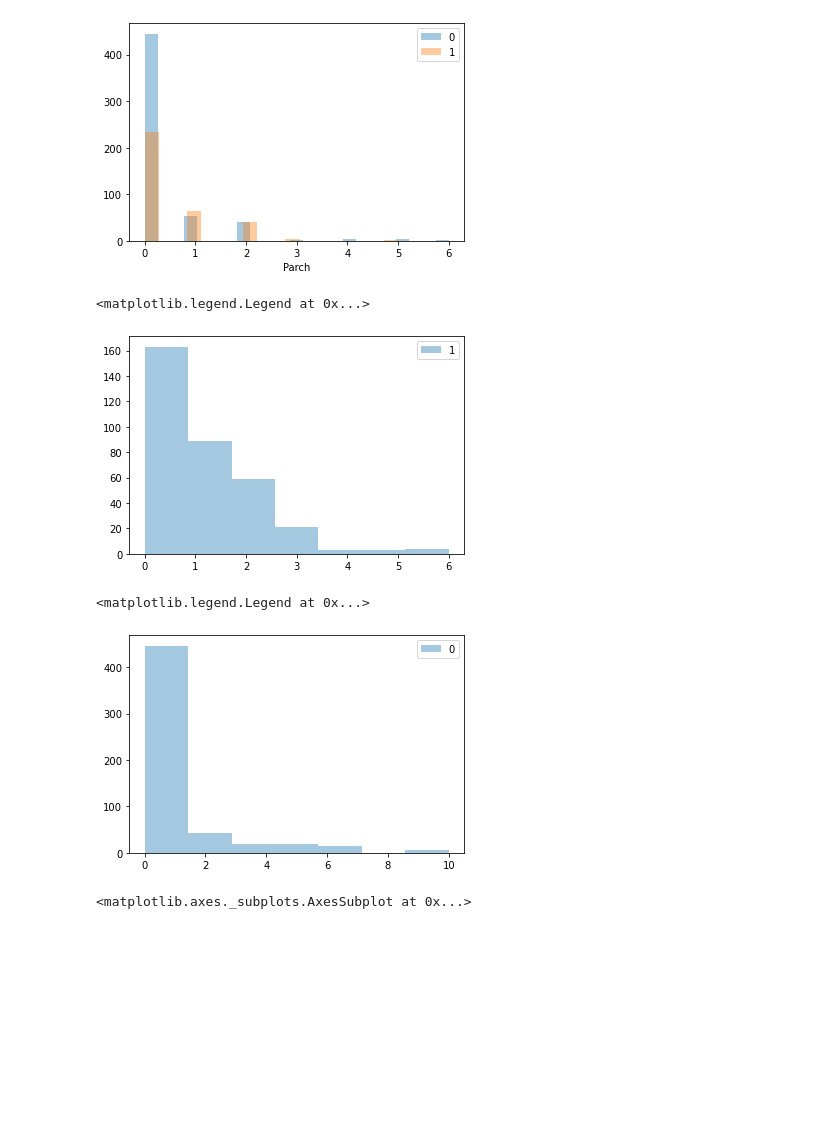
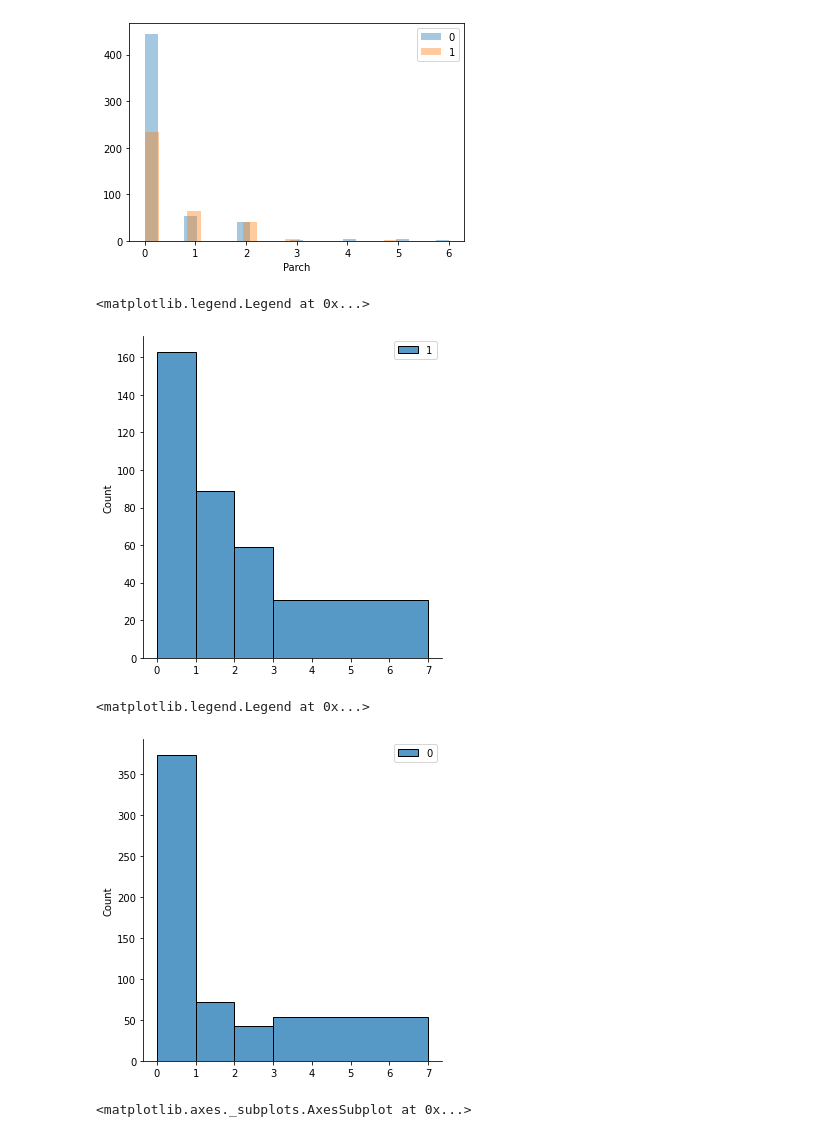
Before and after one commit to mfriebel/DS_projects, a Jupyter notebook: week02/project_week02_MF.ipynb, the cells around one changed output. Cells and saved outputs as stored; diff of their text form; code cells hidden in the pictures; blank space fills up the shorter version.

```diff
--- a/week02/project_week02_MF.ipynb
+++ b/week02/project_week02_MF.ipynb
@@ -112,18 +106,18 @@ plt.legend()
 [figure]
 # %%
 mask = data_train['Survived'] == 1
-sns.distplot((data_train[mask]['Parch']+data_train[mask]['SibSp']), kde=False, label=1, bins=7)
+sns.displot((data_train[mask]['Parch']+data_train[mask]['SibSp']), kde=False, label=1, bins=[0,1,2,3,7])
 plt.legend()
 # %% [output]
 <matplotlib.legend.Legend at 0x...>
-[figure, old version]
+[figure, new version]
 # %%
 mask = data_train['Survived'] == 0
-sns.distplot((data_train[mask]['Parch']+data_train[mask]['SibSp']), kde=False, label=0, bins=7)
+sns.displot((data_train[mask]['Parch']+data_train[mask]['SibSp']), kde=False, label=0, bins=[0,1,2,3,7])
 plt.legend()
 # %% [output]
 <matplotlib.legend.Legend at 0x...>
-[figure, old version]
+[figure, new version]
 # %%
 sns.scatterplot('Pclass', 'Fare', data=data_train)
 # %% [output]
```
Also changed, not shown: parts of 47 cells of this notebook.
